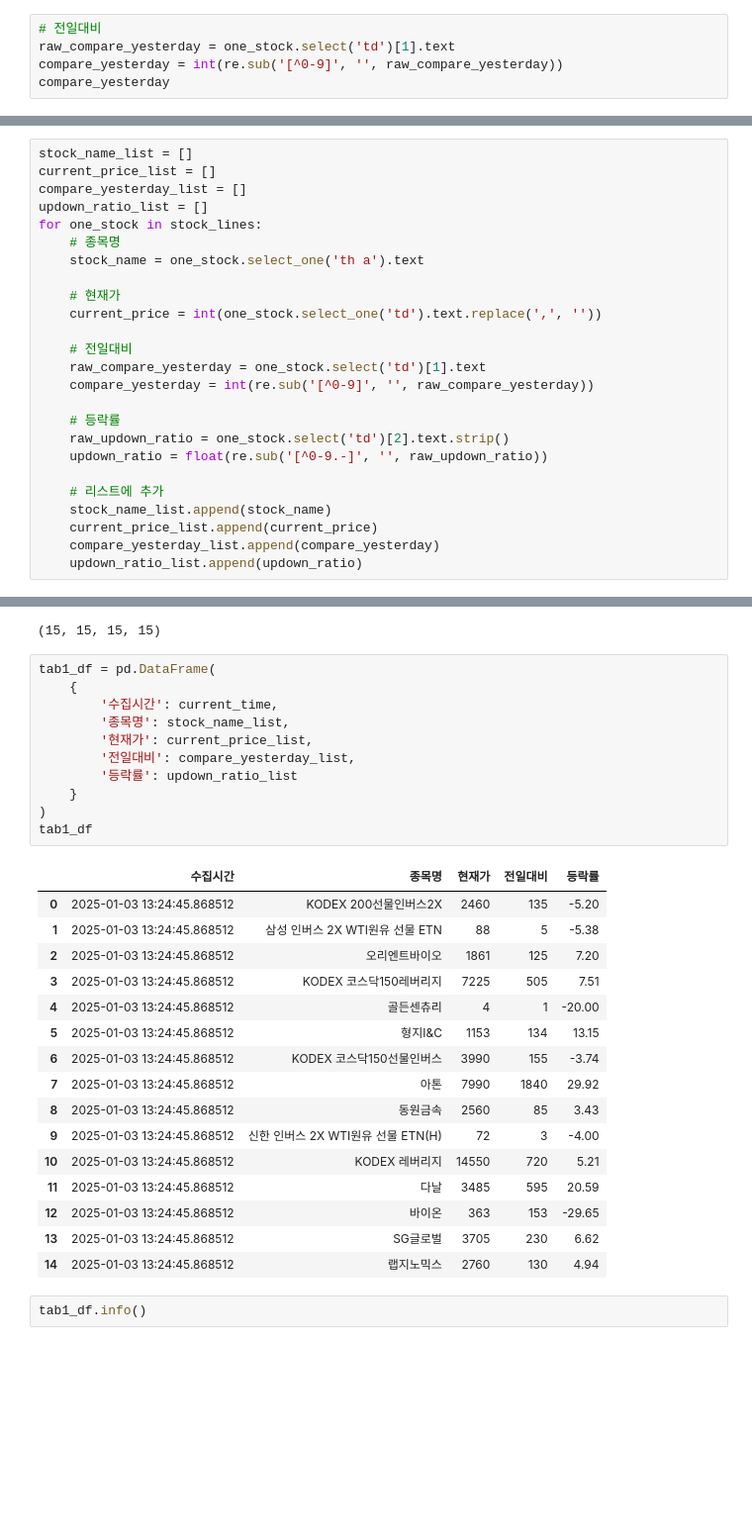
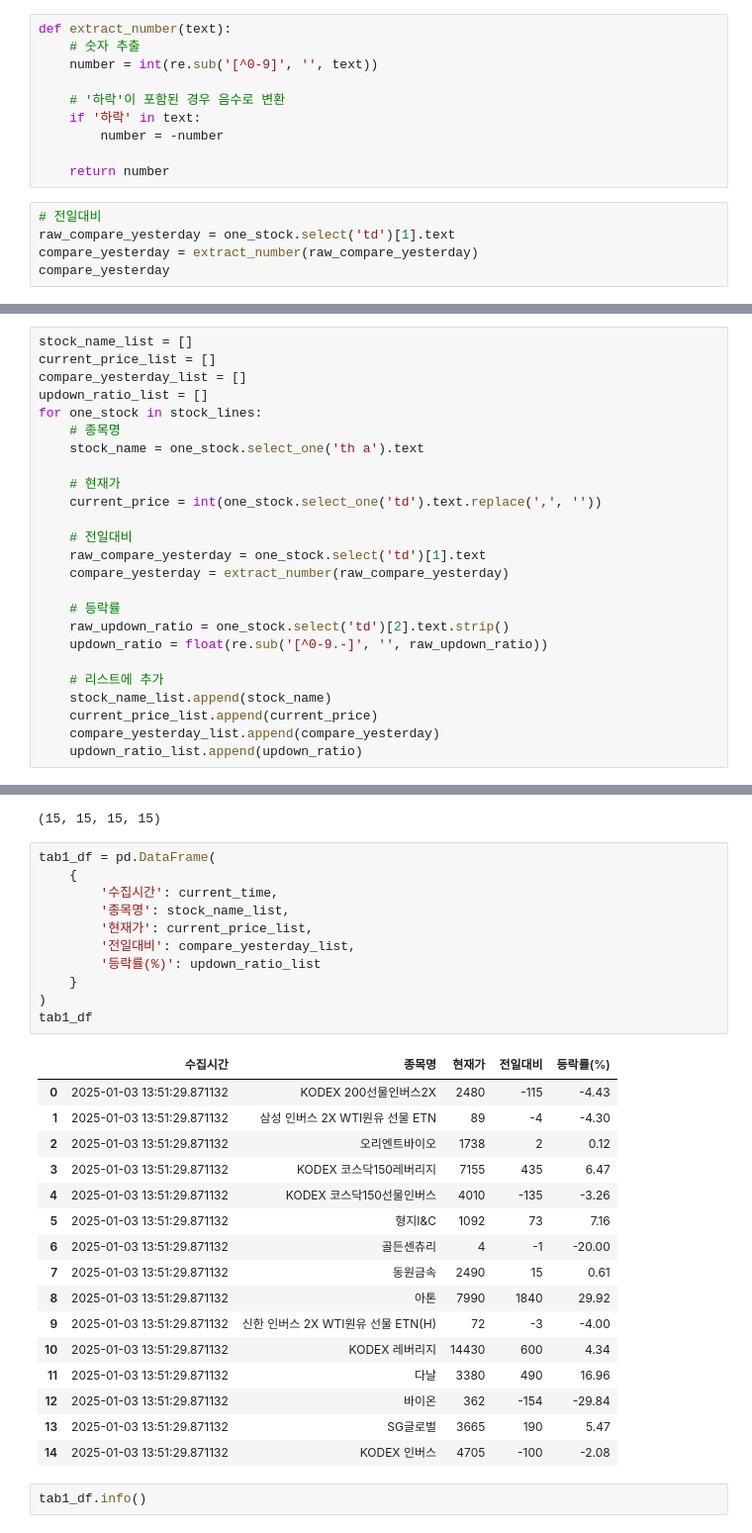
Before and after one commit to kbjung/my_projects, a Jupyter notebook: crawling/naver/naver_stock_home_01.ipynb, the cells around one changed output, grey strips where cells are left out. Shown: that part at 99% size. Saved outputs shown, nothing was run; the diff lists cells and outputs as text; blank space fills up the shorter version.

```diff
--- a/crawling/naver/naver_stock_home_01.ipynb
+++ b/crawling/naver/naver_stock_home_01.ipynb
@@ -124,6 +103,16 @@ current_price
+# %%
+def extract_number(text):
+    # 숫자 추출
+    number = int(re.sub('[^0-9]', '', text))
+
+    # '하락'이 포함된 경우 음수로 변환
+    if '하락' in text:
+        number = -number
+
+    return number
 # %%
 # 전일대비
 raw_compare_yesterday = one_stock.select('td')[1].text
-compare_yesterday = int(re.sub('[^0-9]', '', raw_compare_yesterday))
+compare_yesterday = extract_number(raw_compare_yesterday)
 compare_yesterday
 # %% [output]
@@ -151,7 +148,7 @@ for one_stock in stock_lines:
 
     # 전일대비
     raw_compare_yesterday = one_stock.select('td')[1].text
-    compare_yesterday = int(re.sub('[^0-9]', '', raw_compare_yesterday))
+    compare_yesterday = extract_number(raw_compare_yesterday)
 
     # 등락률
     raw_updown_ratio = one_stock.select('td')[2].text.strip()
@@ -169,31 +166,31 @@ len(stock_name_list), len(current_price_list), len(compare_yesterday_list), len(
 # %%
 tab1_df = pd.DataFrame(
     {
         '수집시간': current_time,
         '종목명': stock_name_list,
         '현재가': current_price_list,
         '전일대비': compare_yesterday_list,
-        '등락률': updown_ratio_list
+        '등락률(%)': updown_ratio_list
     }
 )
 tab1_df
 # %% [output]
-|  | 수집시간 | 종목명 | 현재가 | 전일대비 | 등락률 |
-| 0 | 2025-01-03 13:24:45.868512 | KODEX 200선물인버스2X | 2460 | 135 | -5.20 |
-| 1 | 2025-01-03 13:24:45.868512 | 삼성 인버스 2X WTI원유 선물 ETN | 88 | 5 | -5.38 |
-| 2 | 2025-01-03 13:24:45.868512 | 오리엔트바이오 | 1861 | 125 | 7.20 |
-| 3 | 2025-01-03 13:24:45.868512 | KODEX 코스닥150레버리지 | 7225 | 505 | 7.51 |
-| 4 | 2025-01-03 13:24:45.868512 | 골든센츄리 | 4 | 1 | -20.00 |
-| 5 | 2025-01-03 13:24:45.868512 | 형지I&C | 1153 | 134 | 13.15 |
-| 6 | 2025-01-03 13:24:45.868512 | KODEX 코스닥150선물인버스 | 3990 | 155 | -3.74 |
-| 7 | 2025-01-03 13:24:45.868512 | 아톤 | 7990 | 1840 | 29.92 |
-| 8 | 2025-01-03 13:24:45.868512 | 동원금속 | 2560 | 85 | 3.43 |
-| 9 | 2025-01-03 13:24:45.868512 | 신한 인버스 2X WTI원유 선물 ETN(H) | 72 | 3 | -4.00 |
-| 10 | 2025-01-03 13:24:45.868512 | KODEX 레버리지 | 14550 | 720 | 5.21 |
-| 11 | 2025-01-03 13:24:45.868512 | 다날 | 3485 | 595 | 20.59 |
-| 12 | 2025-01-03 13:24:45.868512 | 바이온 | 363 | 153 | -29.65 |
-| 13 | 2025-01-03 13:24:45.868512 | SG글로벌 | 3705 | 230 | 6.62 |
-| 14 | 2025-01-03 13:24:45.868512 | 랩지노믹스 | 2760 | 130 | 4.94 |
+|  | 수집시간 | 종목명 | 현재가 | 전일대비 | 등락률(%) |
+| 0 | 2025-01-03 13:51:29.871132 | KODEX 200선물인버스2X | 2480 | -115 | -4.43 |
+| 1 | 2025-01-03 13:51:29.871132 | 삼성 인버스 2X WTI원유 선물 ETN | 89 | -4 | -4.30 |
+| 2 | 2025-01-03 13:51:29.871132 | 오리엔트바이오 | 1738 | 2 | 0.12 |
+| 3 | 2025-01-03 13:51:29.871132 | KODEX 코스닥150레버리지 | 7155 | 435 | 6.47 |
+| 4 | 2025-01-03 13:51:29.871132 | KODEX 코스닥150선물인버스 | 4010 | -135 | -3.26 |
+| 5 | 2025-01-03 13:51:29.871132 | 형지I&C | 1092 | 73 | 7.16 |
+| 6 | 2025-01-03 13:51:29.871132 | 골든센츄리 | 4 | -1 | -20.00 |
+| 7 | 2025-01-03 13:51:29.871132 | 동원금속 | 2490 | 15 | 0.61 |
+| 8 | 2025-01-03 13:51:29.871132 | 아톤 | 7990 | 1840 | 29.92 |
+| 9 | 2025-01-03 13:51:29.871132 | 신한 인버스 2X WTI원유 선물 ETN(H) | 72 | -3 | -4.00 |
+| 10 | 2025-01-03 13:51:29.871132 | KODEX 레버리지 | 14430 | 600 | 4.34 |
+| 11 | 2025-01-03 13:51:29.871132 | 다날 | 3380 | 490 | 16.96 |
+| 12 | 2025-01-03 13:51:29.871132 | 바이온 | 362 | -154 | -29.84 |
+| 13 | 2025-01-03 13:51:29.871132 | SG글로벌 | 3665 | 190 | 5.47 |
+| 14 | 2025-01-03 13:51:29.871132 | KODEX 인버스 | 4705 | -100 | -2.08 |
 # %%
 tab1_df.info()
 # %% [output]
```
Also changed, not shown: parts of 19 cells of this notebook.
